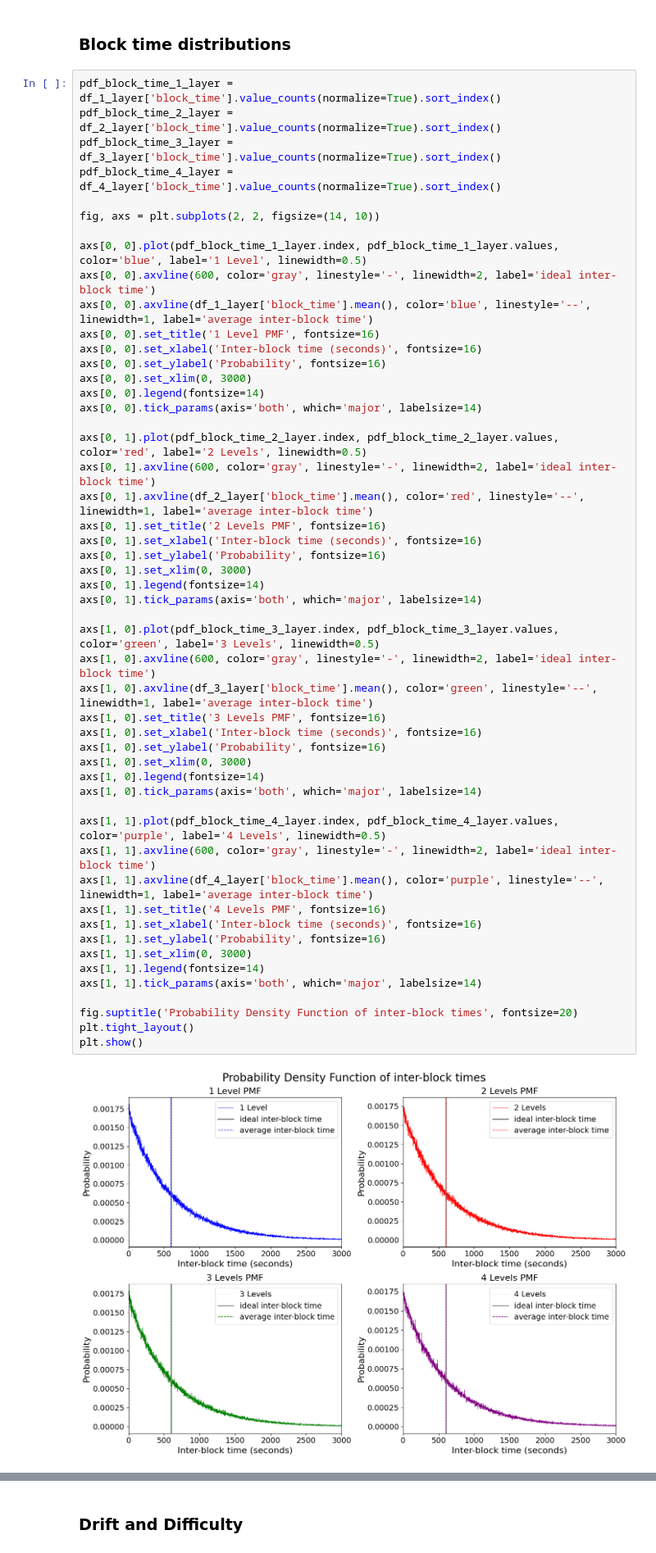
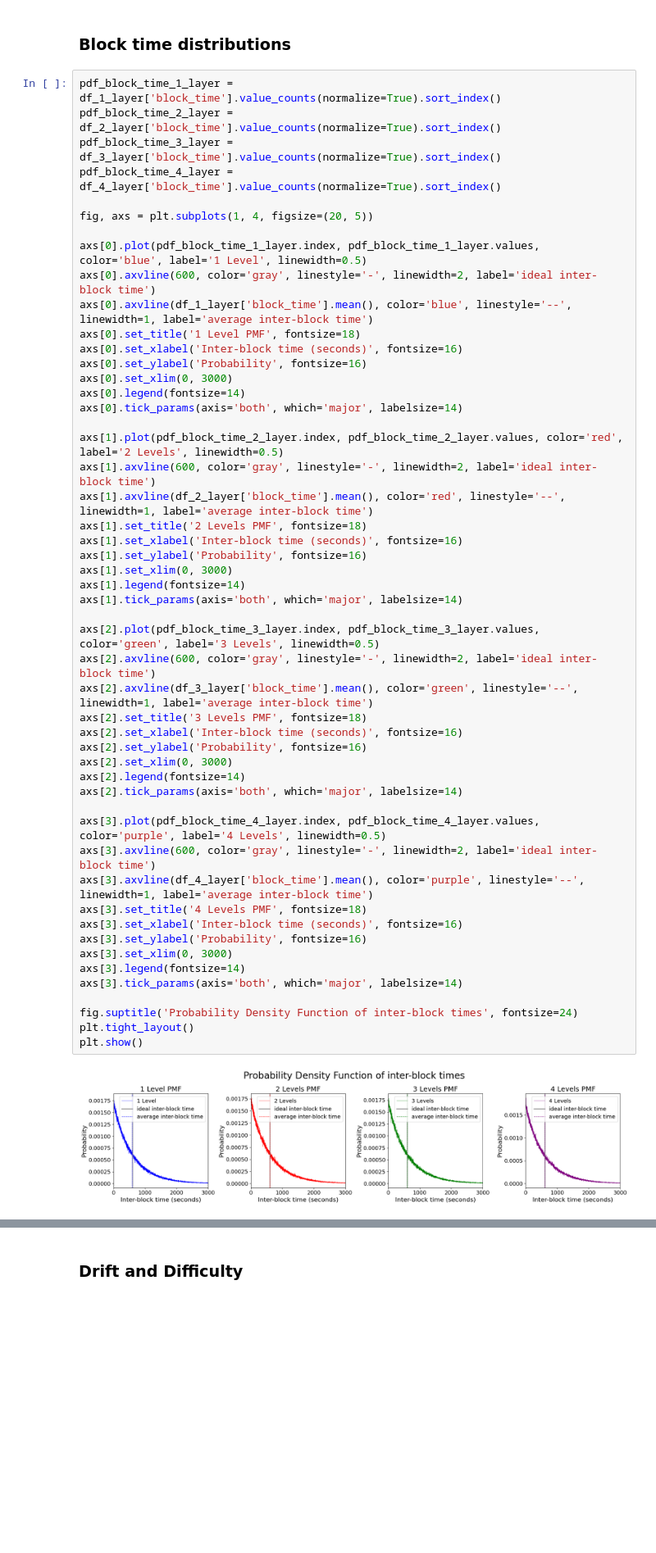
Before and after one commit to demKyr/BCH-DAA-2, a Jupyter notebook: visualisation_final.ipynb, the cells around one changed output, grey strips where cells are left out. Shown at 82% size. Drawn from its saved outputs; the diff is of its cells as text; blank space fills up the shorter version.

```diff
--- a/visualisation_final.ipynb
+++ b/visualisation_final.ipynb
@@ -108,56 +109,56 @@ True
 # %%
 pdf_block_time_1_layer = df_1_layer['block_time'].value_counts(normalize=True).sort_index()
 pdf_block_time_2_layer = df_2_layer['block_time'].value_counts(normalize=True).sort_index()
 pdf_block_time_3_layer = df_3_layer['block_time'].value_counts(normalize=True).sort_index()
 pdf_block_time_4_layer = df_4_layer['block_time'].value_counts(normalize=True).sort_index()
 
-fig, axs = plt.subplots(2, 2, figsize=(14, 10))
+fig, axs = plt.subplots(1, 4, figsize=(20, 5))
 
-axs[0, 0].plot(pdf_block_time_1_layer.index, pdf_block_time_1_layer.values, color='blue', label='1 Level', linewidth=0.5)
-axs[0, 0].axvline(600, color='gray', linestyle='-', linewidth=2, label='ideal inter-block time')
-axs[0, 0].axvline(df_1_layer['block_time'].mean(), color='blue', linestyle='--', linewidth=1, label='average inter-block time')
-axs[0, 0].set_title('1 Level PMF', fontsize=16)
-axs[0, 0].set_xlabel('Inter-block time (seconds)', fontsize=16)
-axs[0, 0].set_ylabel('Probability', fontsize=16)
-axs[0, 0].set_xlim(0, 3000)
-axs[0, 0].legend(fontsize=14)
-axs[0, 0].tick_params(axis='both', which='major', labelsize=14)
+axs[0].plot(pdf_block_time_1_layer.index, pdf_block_time_1_layer.values, color='blue', label='1 Level', linewidth=0.5)
+axs[0].axvline(600, color='gray', linestyle='-', linewidth=2, label='ideal inter-block time')
+axs[0].axvline(df_1_layer['block_time'].mean(), color='blue', linestyle='--', linewidth=1, label='average inter-block time')
+axs[0].set_title('1 Level PMF', fontsize=18)
+axs[0].set_xlabel('Inter-block time (seconds)', fontsize=16)
+axs[0].set_ylabel('Probability', fontsize=16)
+axs[0].set_xlim(0, 3000)
+axs[0].legend(fontsize=14)
+axs[0].tick_params(axis='both', which='major', labelsize=14)
 
-axs[0, 1].plot(pdf_block_time_2_layer.index, pdf_block_time_2_layer.values, color='red', label='2 Levels', linewidth=0.5)
-axs[0, 1].axvline(600, color='gray', linestyle='-', linewidth=2, label='ideal inter-block time')
-axs[0, 1].axvline(df_2_layer['block_time'].mean(), color='red', linestyle='--', linewidth=1, label='average inter-block time')
-axs[0, 1].set_title('2 Levels PMF', fontsize=16)
-axs[0, 1].set_xlabel('Inter-block time (seconds)', fontsize=16)
-axs[0, 1].set_ylabel('Probability', fontsize=16)
-axs[0, 1].set_xlim(0, 3000)
-axs[0, 1].legend(fontsize=14)
-axs[0, 1].tick_params(axis='both', which='major', labelsize=14)
+axs[1].plot(pdf_block_time_2_layer.index, pdf_block_time_2_layer.values, color='red', label='2 Levels', linewidth=0.5)
+axs[1].axvline(600, color='gray', linestyle='-', linewidth=2, label='ideal inter-block time')
+axs[1].axvline(df_2_layer['block_time'].mean(), color='red', linestyle='--', linewidth=1, label='average inter-block time')
+axs[1].set_title('2 Levels PMF', fontsize=18)
+axs[1].set_xlabel('Inter-block time (seconds)', fontsize=16)
+axs[1].set_ylabel('Probability', fontsize=16)
+axs[1].set_xlim(0, 3000)
+axs[1].legend(fontsize=14)
+axs[1].tick_params(axis='both', which='major', labelsize=14)
 
-axs[1, 0].plot(pdf_block_time_3_layer.index, pdf_block_time_3_layer.values, color='green', label='3 Levels', linewidth=0.5)
-axs[1, 0].axvline(600, color='gray', linestyle='-', linewidth=2, label='ideal inter-block time')
-axs[1, 0].axvline(df_3_layer['block_time'].mean(), color='green', linestyle='--', linewidth=1, label='average inter-block time')
-axs[1, 0].set_title('3 Levels PMF', fontsize=16)
-axs[1, 0].set_xlabel('Inter-block time (seconds)', fontsize=16)
-axs[1, 0].set_ylabel('Probability', fontsize=16)
-axs[1, 0].set_xlim(0, 3000)
-axs[1, 0].legend(fontsize=14)
-axs[1, 0].tick_params(axis='both', which='major', labelsize=14)
+axs[2].plot(pdf_block_time_3_layer.index, pdf_block_time_3_layer.values, color='green', label='3 Levels', linewidth=0.5)
+axs[2].axvline(600, color='gray', linestyle='-', linewidth=2, label='ideal inter-block time')
+axs[2].axvline(df_3_layer['block_time'].mean(), color='green', linestyle='--', linewidth=1, label='average inter-block time')
+axs[2].set_title('3 Levels PMF', fontsize=18)
+axs[2].set_xlabel('Inter-block time (seconds)', fontsize=16)
+axs[2].set_ylabel('Probability', fontsize=16)
+axs[2].set_xlim(0, 3000)
+axs[2].legend(fontsize=14)
+axs[2].tick_params(axis='both', which='major', labelsize=14)
 
-axs[1, 1].plot(pdf_block_time_4_layer.index, pdf_block_time_4_layer.values, color='purple', label='4 Levels', linewidth=0.5)
-axs[1, 1].axvline(600, color='gray', linestyle='-', linewidth=2, label='ideal inter-block time')
-axs[1, 1].axvline(df_4_layer['block_time'].mean(), color='purple', linestyle='--', linewidth=1, label='average inter-block time')
-axs[1, 1].set_title('4 Levels PMF', fontsize=16)
-axs[1, 1].set_xlabel('Inter-block time (seconds)', fontsize=16)
-axs[1, 1].set_ylabel('Probability', fontsize=16)
-axs[1, 1].set_xlim(0, 3000)
-axs[1, 1].legend(fontsize=14)
-axs[1, 1].tick_params(axis='both', which='major', labelsize=14)
+axs[3].plot(pdf_block_time_4_layer.index, pdf_block_time_4_layer.values, color='purple', label='4 Levels', linewidth=0.5)
+axs[3].axvline(600, color='gray', linestyle='-', linewidth=2, label='ideal inter-block time')
+axs[3].axvline(df_4_layer['block_time'].mean(), color='purple', linestyle='--', linewidth=1, label='average inter-block time')
+axs[3].set_title('4 Levels PMF', fontsize=18)
+axs[3].set_xlabel('Inter-block time (seconds)', fontsize=16)
+axs[3].set_ylabel('Probability', fontsize=16)
+axs[3].set_xlim(0, 3000)
+axs[3].legend(fontsize=14)
+axs[3].tick_params(axis='both', which='major', labelsize=14)
 
-fig.suptitle('Probability Density Function of inter-block times', fontsize=20)
+fig.suptitle('Probability Density Function of inter-block times', fontsize=24)
 plt.tight_layout()
 plt.show()
 # %% [output]
-[figure, old version]
+[figure, new version]
 # %%
 pdf_1_layer = q_res_1_layer_hour_count['record_count'].value_counts(normalize=True).sort_index()
 pdf_2_layer = q_res_2_layer_hour_count['record_count'].value_counts(normalize=True).sort_index()
```
Also changed, not shown: parts of 11 cells of this notebook, 2 other files.
